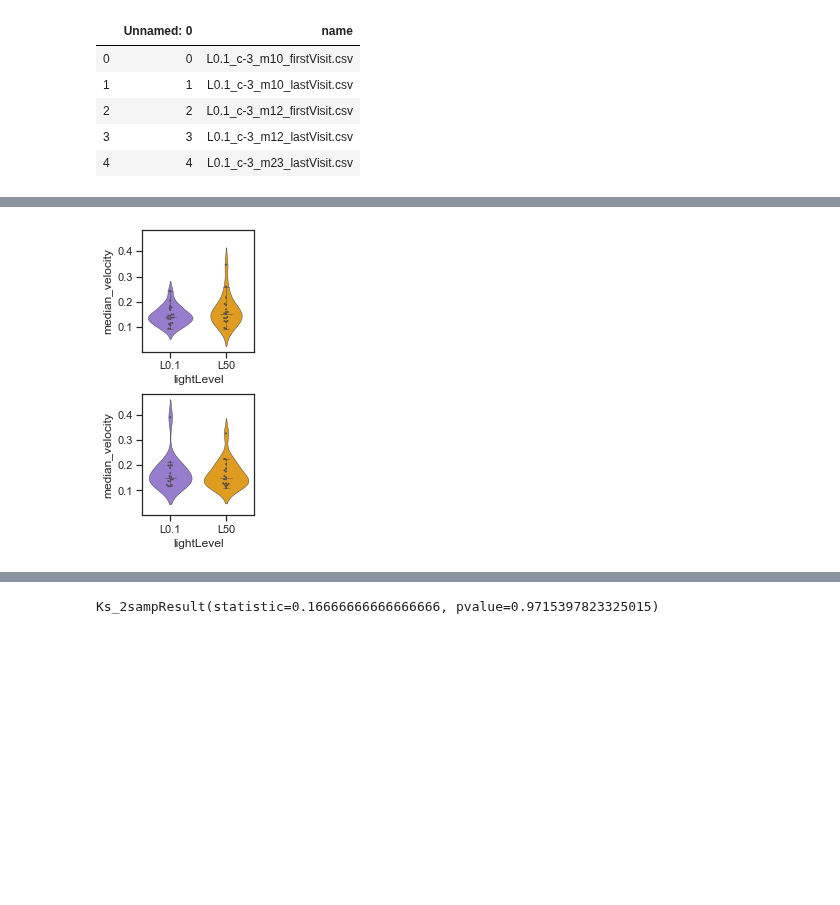
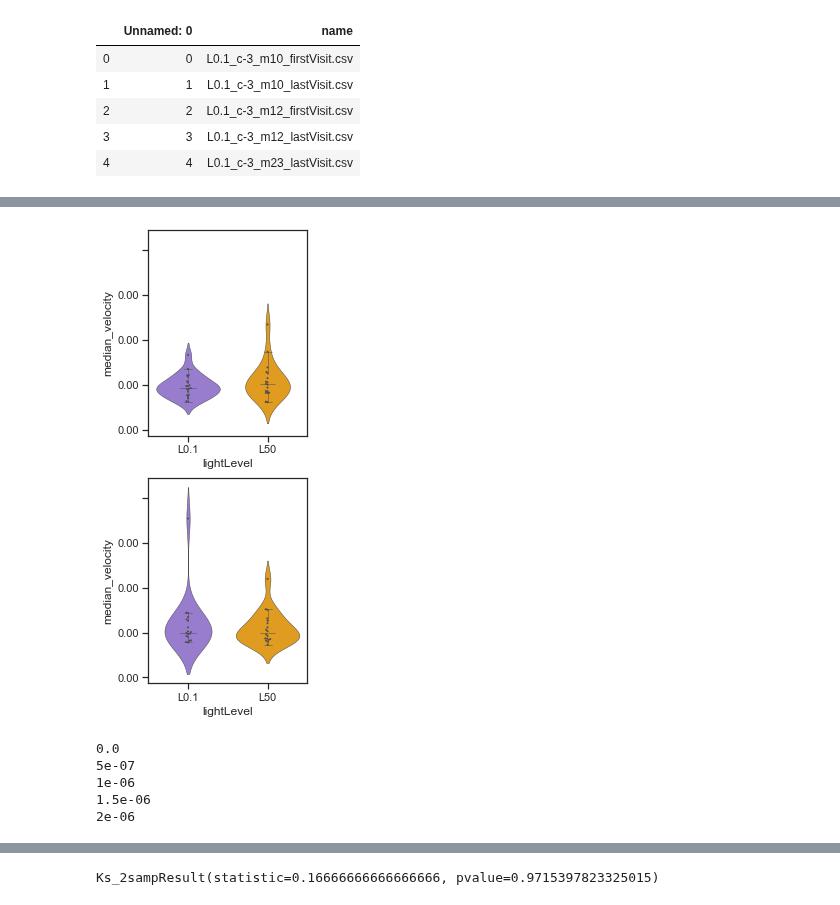
Before and after one commit to itsMahad/ManducaMultiSenseFeeding, a Jupyter notebook: M_Step2b_Kinematics_Analysis-MothCentricVelocity.ipynb, the cells around one changed output, grey strips where cells are left out. Saved outputs shown, nothing was run; the diff lists cells and outputs as text; code cells hidden in the pictures; blank space fills up the shorter version.

Commit message:
FinalizedFiguresOrganizedCodeStructure

```diff
--- a/M_Step2b_Kinematics_Analysis-MothCentricVelocity.ipynb
+++ b/M_Step2b_Kinematics_Analysis-MothCentricVelocity.ipynb
@@ -139,9 +80,11 @@ def figureFiltered(original, filtered, ax):
 
     ax[0].plot(original.x_pixel)
     ax[0].plot(filtered.x)
+    ax[0].set_title('x position (cm)')
 
     ax[1].plot(original.y_pixel)
     ax[1].plot(filtered.y)
+    ax[1].set_title('y position (cm)')
 # %%
 velocity = []
 acceleration = []
@@ -157,9 +100,9 @@ ax1 = ax1.ravel()
 for l, light_sub in df_use.groupby('lightLevel'):
     for v, visit_sub in light_sub.groupby('visit'):
         for m, moth_sub in visit_sub.groupby('mothID'):
-            lowF = 18
 
-            filtered = filterTimeseries(moth_sub, 18)
+            filtered = pd.DataFrame({'x': moth_sub.x_filtered*2.5/moth_sub.flower_r ,
+                                    'y': moth_sub.y_filtered*2.5/moth_sub.flower_r})
 
             figureFiltered(moth_sub, filtered, ax0)
             f0.savefig(outfig + m + '.pdf')
@@ -187,17 +130,20 @@ for l, light_sub in df_use.groupby('lightLevel'):
             # plot shit
             ax1[0].plot(filtered.x)
             ax1[0].plot(filtered.y)
+            ax1[0].set_ylabel('position (cm)')
 
             ax1[1].plot(x_vel)
             ax1[1].plot(y_vel)
             ax1[1].plot(vel, alpha = 0.5)
+            ax1[1].set_ylabel('velocity\n ($x^{-2} cm/s$)')
 
             ax1[2].plot(x_acc)
             ax1[2].plot(y_acc)
             ax1[2].plot(acc, alpha = 0.5)
+            ax1[2].set_ylabel('acceleration\n ($x^{-4} cm/s^2$)')
 
-            f1.savefig('./dataFolders/Output/KinematicAnalysis_v5/Figures/velocity/v1/' +
-                    l + '_' + m + '_' + v + '_velocity.pdf')
+            f1.savefig('./dataFolders/Output/KinematicAnalysis_Final/Figures/velocity/' +
+                    l + '_' + m + '_' + v + '_velocity.pdf', bbox_inches = 'tight')
             for axes in ax1:
                 axes.cla()
 # %% [output]
@@ -260,2 +206,8 @@ summary
 75 rows × 5 columns
+# %%
+# convert everything to m/s or m/s^2
+
+# velocity (m/s) = velocity (10^-2 cm/s) * 10^-2
+summary.median_velocity = summary.median_velocity*1e-4
+summary.median_acc = summary.median_acc*1e-6
 # %%
@@ -276,35 +228,48 @@ plt.rcParams['font.sans-serif'] = "Arial"
 plt.rcParams['font.family'] = "sans-serif"
 plt.rcParams['font.size'] = 8
 
-w = 7/3
+w = 7/2
 # w = 8
 h = w * 2
 # %%
 f, ax = plt.subplots(2,1, figsize = (w,h), sharey = True)
 
 i=0
 for v, sub in summary.groupby('visit'):
     sns.violinplot(x='lightLevel', y='median_velocity', data = sub,
                    inner = None,
                    palette=['mediumpurple','orange'],
                    linewidth = 0.5,
                    ax=ax[i])
     sns.boxplot(x='lightLevel', y='median_velocity', data = sub,
                 width = 0.2,
                 linewidth = 0.5,
                 fliersize = 0,
                 ax=ax[i])
     sns.swarmplot(x='lightLevel', y='median_velocity', data = sub,
                 size=2,
                   color="0.3",
                   linewidth=0,
                   ax=ax[i])
     i+=1
 plt.tight_layout()
 
-f.savefig('./dataFolders/Output/KinematicAnalysis_v5/Figures/mothCentricVelocity.pdf')
+for axes in ax:
+    axes.set_yticklabels(['{:.2f}'.format(float(t.get_text())) for t in axes.get_yticklabels()[1:-1]])
+
+f.savefig('./dataFolders/Output/KinematicAnalysis_Final/Figures/mothCentricVelocity_withoutLabels.pdf')
 # %% [output]
-[figure, old version]
+[figure, new version]
+# %%
+for t in axes.get_yticklabels()[1:-1]:
+#     print(t)
+    print(float(t.get_text()))
+# %% [output]
+0.0
+5e-07
+1e-06
+1.5e-06
+2e-06
 # %%
 low_first = summary[(summary.lightLevel == 'L0.1') & (summary.visit == 'first')].median_velocity.values
 high_first = summary[(summary.lightLevel == 'L50') & (summary.visit == 'first')].median_velocity.values
```
Also changed, not shown: parts of 17 cells of this notebook, 24 other files.
